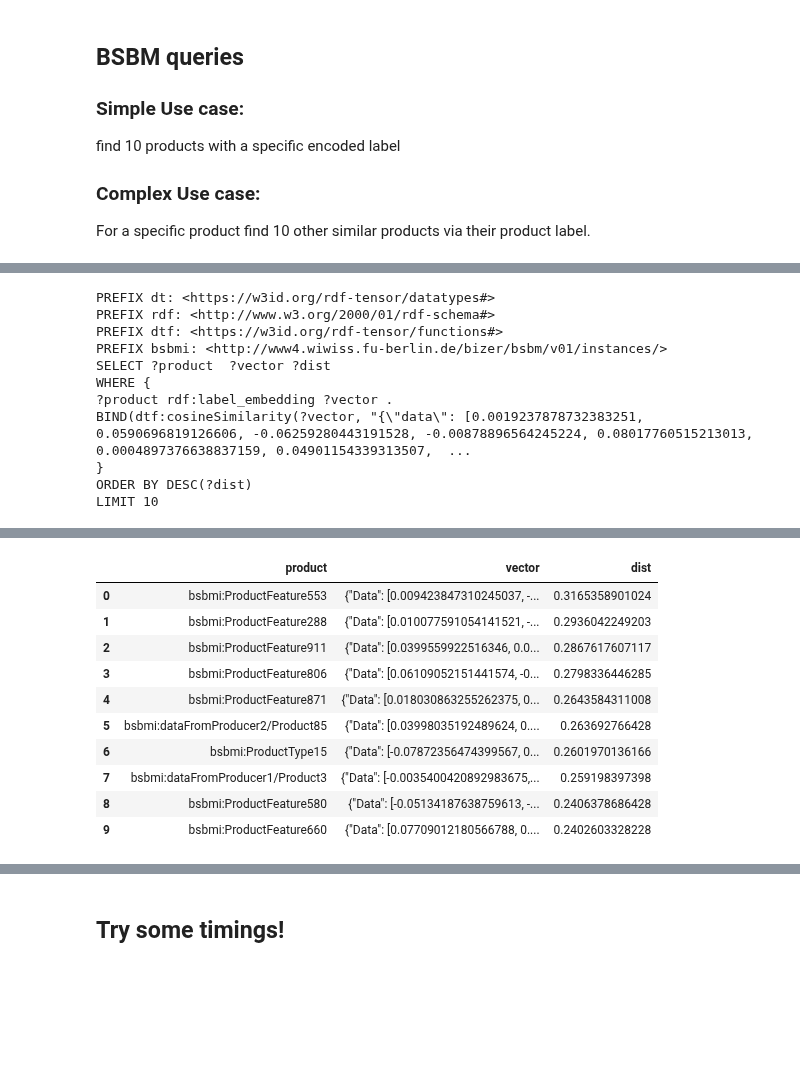
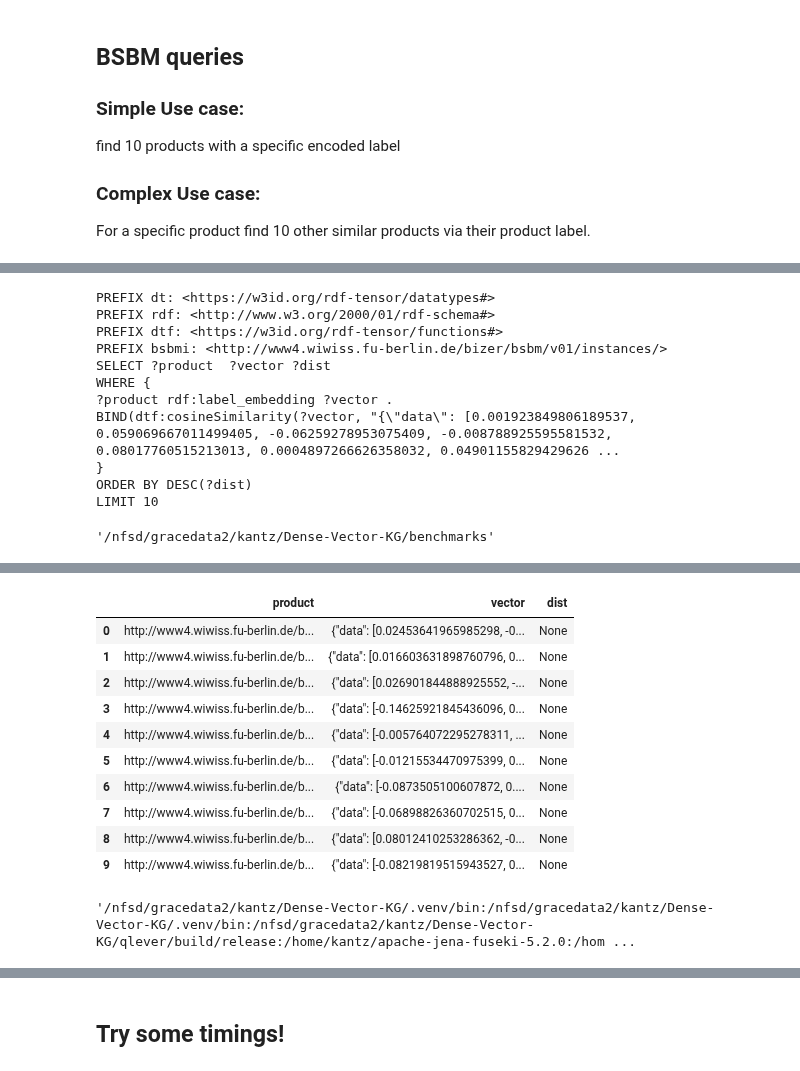
Before and after one commit to Dakantz/Dense-KG-Vector-DB, a Jupyter notebook: benchmarks/run_bdsdm_timings.ipynb, the cells around one changed output, grey strips where cells are left out. Drawn from its saved outputs; the diff is of its cells as text; code cells hidden in the pictures; blank space fills up the shorter version.

```diff
--- a/benchmarks/run_bdsdm_timings.ipynb
+++ b/benchmarks/run_bdsdm_timings.ipynb
@@ -19,5 +64,5 @@ Error:
 # %%
-powers = np.arange(0, 7)  # extend on a more powerful machine
+powers = np.arange(0, 5)  # extend on a more powerful machine
 sizes = 10**powers
 # %%
 datasets: dict[int, BerlinSparqlBenchmark] = {}
@@ -109,19 +121,17 @@ test_tensor.to_literal().n3()
 # %%
 base_bsbm_set = datasets[2]
-db = QleverDB(
+db = QleverDBNative(
     id="test",
     base_dir=Path(f"./scratch/bsbm/{base_bsbm_set.base_dir.name}"),
     dataset=base_bsbm_set,
     use_encoded_ttl=True,
 )
-# db = FusekiDB(
-#     id="test",
-#     base_dir=Path(f"./scratch/bsbm/{base_bsbm_set.base_dir.name}"),
-#     dataset=base_bsbm_set,
-#     build_dir=Path("../jena-datatensor"),
-#     do_image_build=False,
-#     use_encoded_ttl=True,
-# )
+db_fuseki = FusekiDBNative(
+    id="test_fuseki",
+    base_dir=Path(f"./scratch/bsbm/{base_bsbm_set.base_dir.name}"),
+    dataset=base_bsbm_set,
+    use_encoded_ttl=True,
+)
 possible_queries = db.get_queries(test_tensor)
 print(possible_queries)
 # %% [output]
@@ -136,13 +147,18 @@ PREFIX bsbmi: <http://www4.wiwiss.fu-berlin.de/bizer/bsbm/v01/instances/>
 SELECT ?product  ?vector ?dist
 WHERE {
 ?product rdf:label_embedding ?vector .
-BIND(dtf:cosineSimilarity(?vector, "{\"data\": [0.0019237878732383251, 0.0590696819126606, -0.06259280443191528, -0.00878896564245224, 0.08017760515213013, 0.0004897376638837159, 0.04901154339313507,  ...
+BIND(dtf:cosineSimilarity(?vector, "{\"data\": [0.001923849806189537, 0.059069667011499405, -0.06259278953075409, -0.008788925595581532, 0.08017760515213013, 0.0004897266626358032, 0.04901155829429626 ...
 }
 ORDER BY DESC(?dist)
 LIMIT 10
+# %%
+import os
+os.getcwd()
+# %% [output]
+'/nfsd/gracedata2/kantz/Dense-Vector-KG/benchmarks'
 # %%
-with db:
-    possible_queries = db.get_queries(test_tensor)
-    results = db.query(possible_queries[QUERY_DIFFICULTY.EASY][QUERY_TYPE.EMBEDDED])
+with db_fuseki:
+    possible_queries = db_fuseki.get_queries(test_tensor)
+    results = db_fuseki.query(possible_queries[QUERY_DIFFICULTY.EASY][QUERY_TYPE.EMBEDDED])
 results
 # %% [output]
@@ -157,14 +174,19 @@ results
 |  | product | vector | dist |
-| 0 | bsbmi:ProductFeature553 | {"Data": [0.009423847310245037, -... | 0.3165358901024 |
-| 1 | bsbmi:ProductFeature288 | {"Data": [0.010077591054141521, -... | 0.2936042249203 |
-| 2 | bsbmi:ProductFeature911 | {"Data": [0.0399559922516346, 0.0... | 0.2867617607117 |
-| 3 | bsbmi:ProductFeature806 | {"Data": [0.06109052151441574, -0... | 0.2798336446285 |
-| 4 | bsbmi:ProductFeature871 | {"Data": [0.018030863255262375, 0... | 0.2643584311008 |
-| 5 | bsbmi:dataFromProducer2/Product85 | {"Data": [0.03998035192489624, 0.... | 0.263692766428 |
-| 6 | bsbmi:ProductType15 | {"Data": [-0.07872356474399567, 0... | 0.2601970136166 |
-| 7 | bsbmi:dataFromProducer1/Product3 | {"Data": [-0.0035400420892983675,... | 0.259198397398 |
-| 8 | bsbmi:ProductFeature580 | {"Data": [-0.05134187638759613, -... | 0.2406378686428 |
-| 9 | bsbmi:ProductFeature660 | {"Data": [0.07709012180566788, 0.... | 0.2402603328228 |
+| 0 | http://www4.wiwiss.fu-berlin.de/b... | {"data": [0.02453641965985298, -0... | None |
+| 1 | http://www4.wiwiss.fu-berlin.de/b... | {"data": [0.016603631898760796, 0... | None |
+| 2 | http://www4.wiwiss.fu-berlin.de/b... | {"data": [0.026901844888925552, -... | None |
+| 3 | http://www4.wiwiss.fu-berlin.de/b... | {"data": [-0.14625921845436096, 0... | None |
+| 4 | http://www4.wiwiss.fu-berlin.de/b... | {"data": [-0.005764072295278311, ... | None |
+| 5 | http://www4.wiwiss.fu-berlin.de/b... | {"data": [-0.01215534470975399, 0... | None |
+| 6 | http://www4.wiwiss.fu-berlin.de/b... | {"data": [-0.0873505100607872, 0.... | None |
+| 7 | http://www4.wiwiss.fu-berlin.de/b... | {"data": [-0.06898826360702515, 0... | None |
+| 8 | http://www4.wiwiss.fu-berlin.de/b... | {"data": [0.08012410253286362, -0... | None |
+| 9 | http://www4.wiwiss.fu-berlin.de/b... | {"data": [-0.08219819515943527, 0... | None |
+# %%
+import os
+os.environ["PATH"]
+# %% [output]
+'/nfsd/gracedata2/kantz/Dense-Vector-KG/.venv/bin:/nfsd/gracedata2/kantz/Dense-Vector-KG/.venv/bin:/nfsd/gracedata2/kantz/Dense-Vector-KG/qlever/build/release:/home/kantz/apache-jena-fuseki-5.2.0:/hom ...
 # %%
 with db:
     count=db.query("SELECT (COUNT(*) AS ?count) WHERE { ?s ?p ?o }")
```
Also changed, not shown: parts of 19 cells of this notebook, 9 other files.
